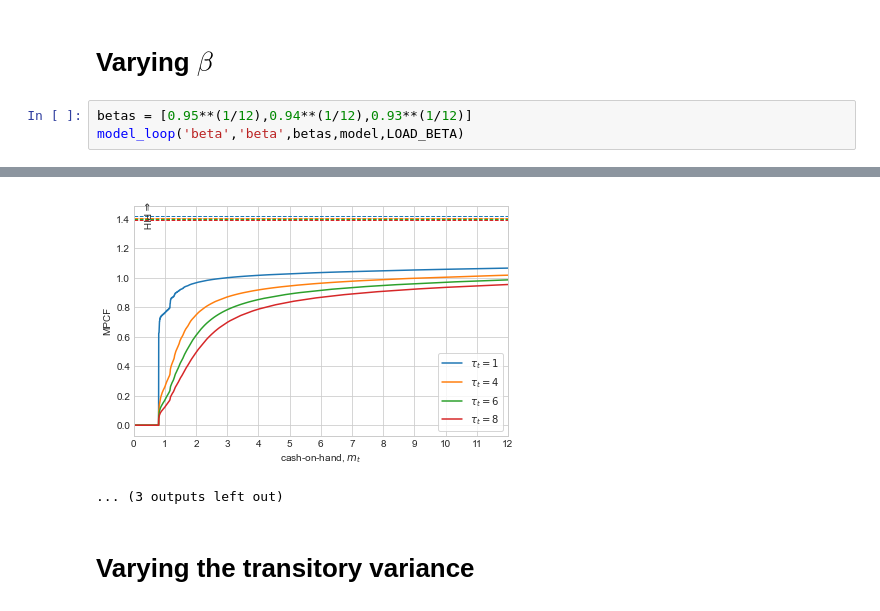
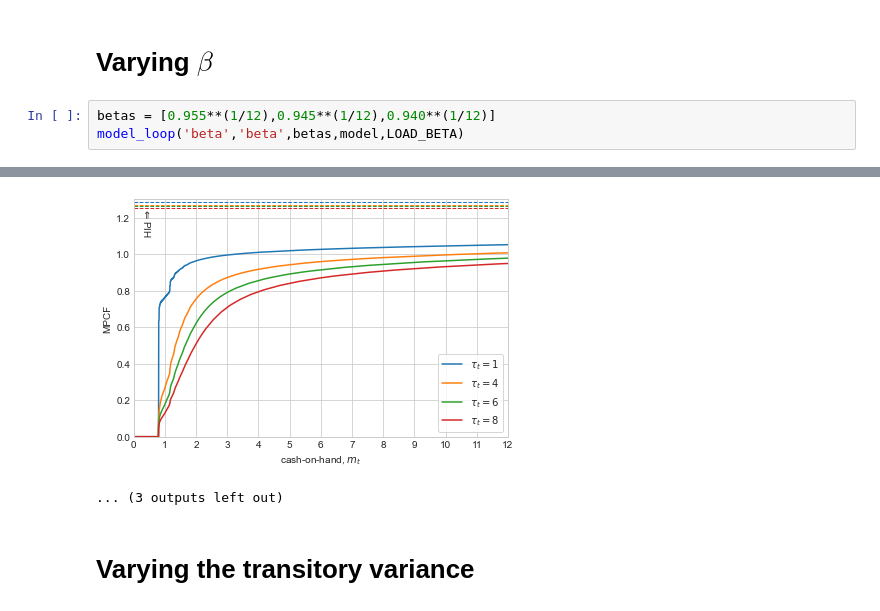
Before and after one commit to JeppeDruedahl/MPCF, a Jupyter notebook: MPCFModel.ipynb, the cells around one changed output, grey strips where cells are left out. Drawn from its saved outputs; the diff is of its cells as text.

```diff
--- a/MPCFModel.ipynb
+++ b/MPCFModel.ipynb
@@ -282,6 +282,6 @@ rho = 4.0
 # %% [markdown]
 # Varying $\beta$
 # %%
-betas = [0.95**(1/12),0.94**(1/12),0.93**(1/12)]
+betas = [0.955**(1/12),0.945**(1/12),0.940**(1/12)]
 model_loop('beta','beta',betas,model,LOAD_BETA)
 # %% [output]
@@ -346,5 +346,5 @@ beta = 0.9939706919338731
 -> convergence achieved
-[figure, old version]
+[figure, new version]
 ... (3 outputs left out)
 # %% [markdown]
 # Varying the transitory variance
```
Also changed, not shown: parts of 7 cells of this notebook, 1 other file.
